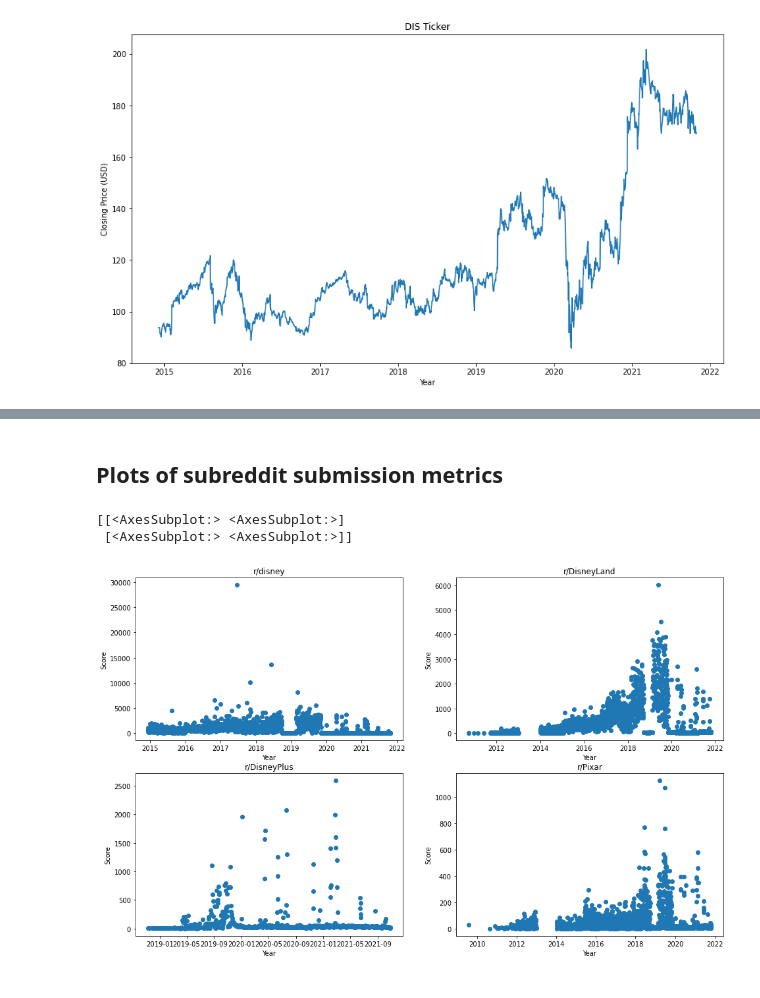
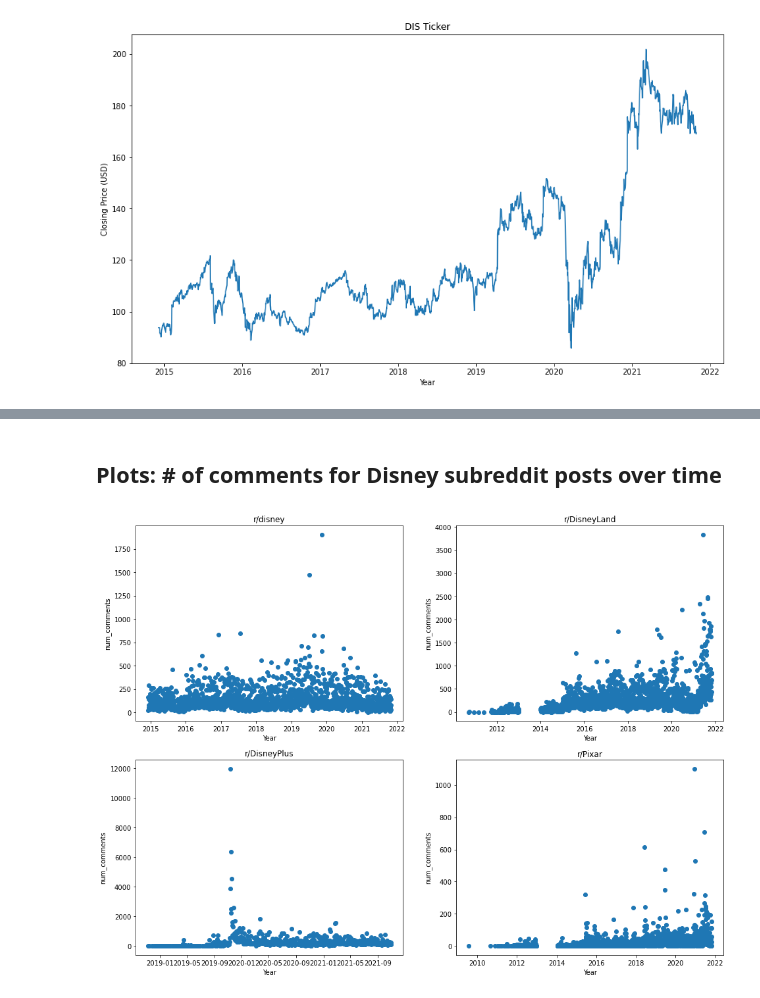
Before and after one commit to keekss/disney-reddit, a Jupyter notebook: Report Draft.ipynb, the cells around one changed output, grey strips where cells are left out. Drawn from its saved outputs; the diff is of its cells as text; code cells hidden in the pictures.

```diff
--- a/Report Draft.ipynb
+++ b/Report Draft.ipynb
@@ -391,0 +385,16 @@ Text(0, 0.5, 'Closing Price (USD)')
+# %%
+fig, axes = plt.subplots(2, 2, figsize=(16, 12))
+
+score_plots = [("r/disney", weekday_df['parsed_dates'], weekday_df['score']),
+               ("r/DisneyLand", land_df['parsed_dates'], land_df['score']),
+               ("r/DisneyPlus", plus_df['parsed_dates'], plus_df['score']),
+               ("r/Pixar", pixar_df['parsed_dates'], pixar_df['score'])
+              ]
+
+for i, ax in enumerate(fig.axes):
+    (label, X, y) = score_plots[i]
+    ax = plt.subplot(2, 2, i+1)
+    ax.scatter(X, y)
+    ax.set_title(label)
+    ax.set_xlabel("Year")
+    ax.set_ylabel("Score")
@@ -392,2 +403,2 @@ Text(0, 0.5, 'Closing Price (USD)')
 # %% [markdown]
-## Plots of subreddit submission metrics
+## Plots: # of comments for Disney subreddit posts over time
@@ -401,25 +405,18 @@ for _ in cleaned_dfs:
 # %%
-fig, axes = plt.subplots(2, 2, figsize=(16, 10))
+fig, axes = plt.subplots(2, 2, figsize=(16, 12))
 
-print(axes)
-
-# plt.figure(figsize=(16,8))
-
-score_plots = [("r/disney", weekday_df['parsed_dates'], weekday_df['score']),
-               ("r/DisneyLand", land_df['parsed_dates'], land_df['score']),
-               ("r/DisneyPlus", plus_df['parsed_dates'], plus_df['score']),
-               ("r/Pixar", pixar_df['parsed_dates'], pixar_df['score'])
+score_plots = [("r/disney", weekday_df['parsed_dates'], weekday_df['num_comments']),
+               ("r/DisneyLand", land_df['parsed_dates'], land_df['num_comments']),
+               ("r/DisneyPlus", plus_df['parsed_dates'], plus_df['num_comments']),
+               ("r/Pixar", pixar_df['parsed_dates'], pixar_df['num_comments'])
               ]
-
 
 for i, ax in enumerate(fig.axes):
     (label, X, y) = score_plots[i]
     ax = plt.subplot(2, 2, i+1)
     ax.scatter(X, y)
     ax.set_title(label)
     ax.set_xlabel("Year")
-    ax.set_ylabel("Score")
+    ax.set_ylabel("num_comments")
 # %% [output]
-[[<AxesSubplot:> <AxesSubplot:>]
- [<AxesSubplot:> <AxesSubplot:>]]
-[figure, old version]
+[figure, new version]
```
Also changed, not shown: parts of 24 cells of this notebook, 1 other file.
